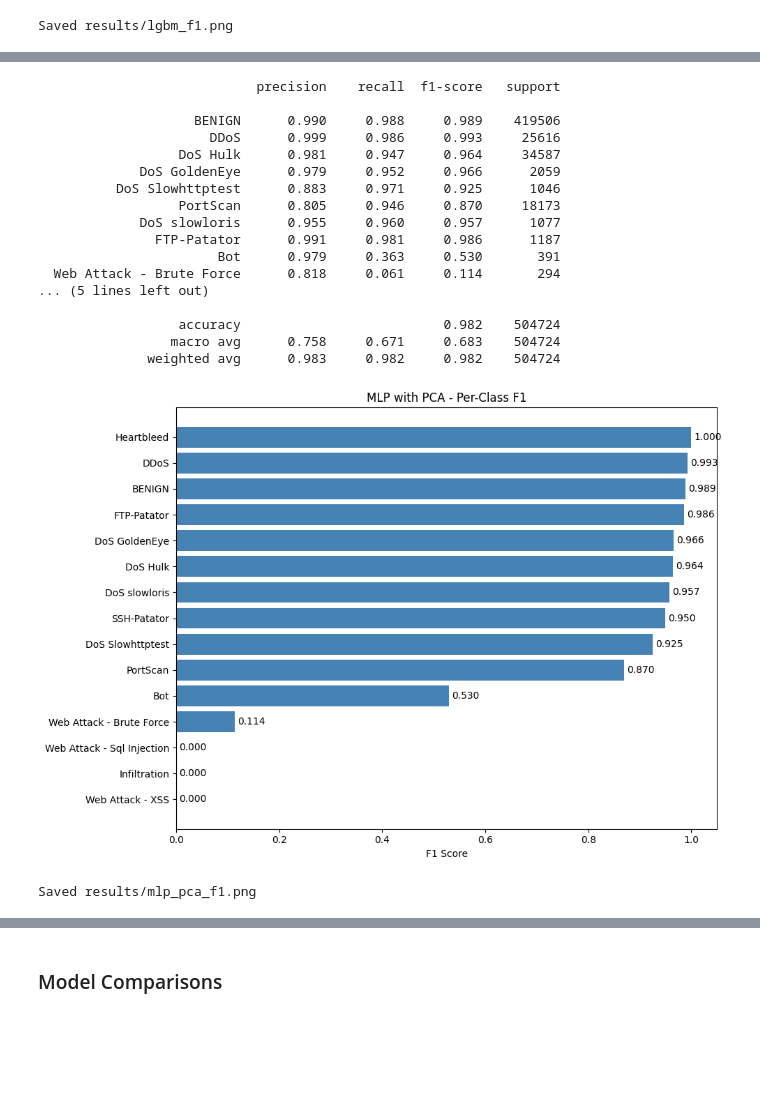
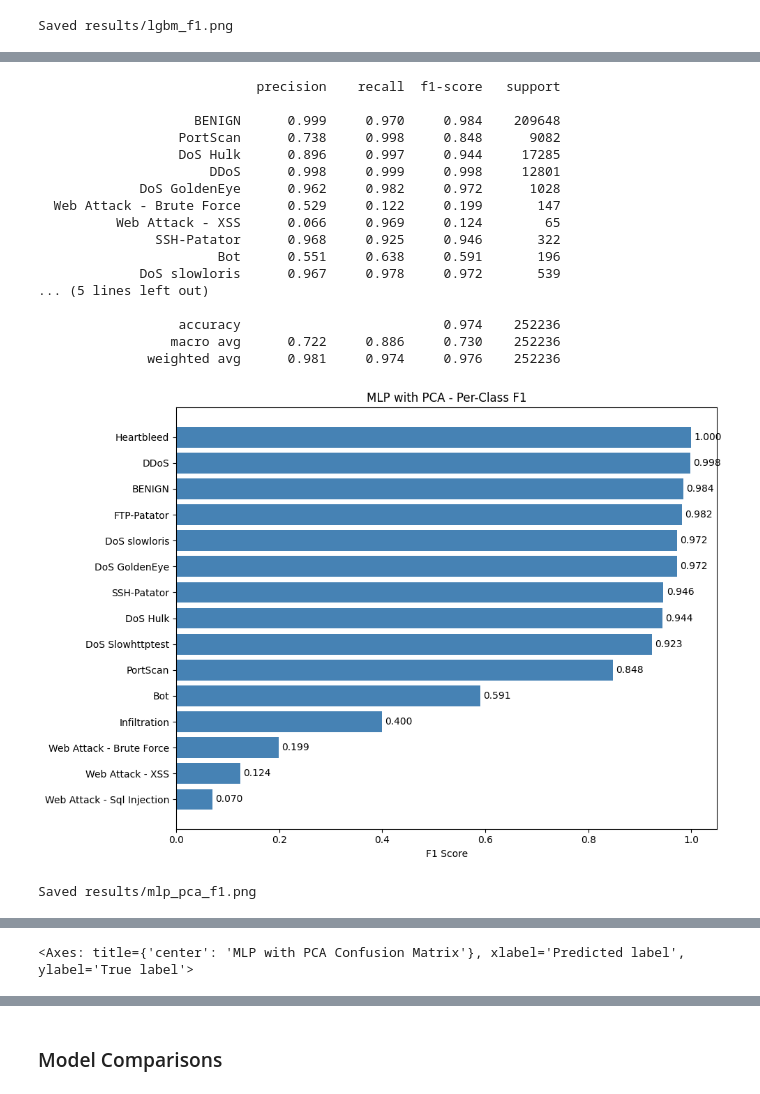
Before and after one commit to levipare/cs3540-final, a Jupyter notebook: results.ipynb, the cells around one changed output, grey strips where cells are left out. Saved outputs shown, nothing was run; the diff lists cells and outputs as text; code cells hidden in the pictures; blank space fills up the shorter version.

```diff
--- a/results.ipynb
+++ b/results.ipynb
@@ -46,7 +46,7 @@ Loaded 2522362 samples with 62 features.
 # %%
 # 70% train, 30% tmp (test + val)
 X_train, X_tmp, y_train, y_tmp = train_test_split(
-    X, y, test_size=0.3, random_state=42, stratify=y
+    X, y, test_size=0.15, random_state=42, stratify=y
 )
 
 # Split tmp into 50% test, 50% val (=> 15% each of full dataset)
@@ -331,7 +316,7 @@ def make_pca_views(X_train, X_val, X_test, n_components=0.95, random_state=42):
     )
 
 X_fit_pca, X_val_pca, X_test_pca, pca_cnn = make_pca_views(
-    X_fit, X_val, X_test, n_components=0.95, random_state=42
+    X_resampled, X_val, X_test, n_components=0.95, random_state=42
 )
 print("CNN PCA components:", pca_cnn.n_components_, "explained var:", pca_cnn.explained_variance_ratio_.sum())
 # %% [output]
@@ -344,16 +329,15 @@ from src.models.mlp import train_mlp_classifier, predict_labels as mlp_predict
 
 mlp_artifacts = train_mlp_classifier(
 	X_fit_pca,
-	y_fit,
+	y_resampled,
 	X_valid=X_val_pca,
 	y_valid=y_val,
 	epochs=30,
 	batch_size=256,
 	early_stopping_patience=10,
-	_class_weight="balanced",
 	learning_rate=1e-3,
 	hidden_layer_sizes=(256, 128, 64),
-	dropout_rate=0.3,
+	dropout_rate=0.15,
 	random_state=42,
 	verbose=1
 )
@@ -414,42 +384,49 @@ MLP training complete.
 # %%
 # mlp evaluation
 mlp_result = evaluate_model_predictions("MLP with PCA", y_test, mlp_predict(mlp_artifacts, X_test_pca))
 save_classification_report(mlp_result, RESULTS / "mlp_pca_report.txt")
 
 mlp_report_dict = mlp_result.classification_report_df.fillna(0).to_dict(orient="index")
 (RESULTS / "mlp_pca_report.json").write_text(json.dumps(mlp_report_dict))
 
 # save keras model seperately since it can't be pickled
 mlp_artifacts.model.save(RESULTS / "mlp_model.keras")
 with open(RESULTS / "mlp_pca_scaler.pkl", "wb") as f:
 	pickle.dump(mlp_artifacts.scaler, f)
 with open(RESULTS / "mlp_pca_encoder.pkl", "wb") as f:
 	pickle.dump(mlp_artifacts.label_encoder, f)
 
 print(mlp_result.classification_report_text)
 
 save_f1_chart(
 	mlp_report_dict,
 	title="MLP with PCA - Per-Class F1",
 	save_path=str(RESULTS / "mlp_pca_f1.png")
 )
+
+from src.models.evaluation import plot_confusion_matrix
+
+plot_confusion_matrix(
+    mlp_result,
+    save_path=str(RESULTS / "mlp_pca_conf.png")
+)
 # %% [output]
                             precision    recall  f1-score   support
 
-                    BENIGN      0.990     0.988     0.989    419506
-                      DDoS      0.999     0.986     0.993     25616
-                  DoS Hulk      0.981     0.947     0.964     34587
-             DoS GoldenEye      0.979     0.952     0.966      2059
-          DoS Slowhttptest      0.883     0.971     0.925      1046
-                  PortScan      0.805     0.946     0.870     18173
-             DoS slowloris      0.955     0.960     0.957      1077
-               FTP-Patator      0.991     0.981     0.986      1187
-                       Bot      0.979     0.363     0.530       391
-  Web Attack - Brute Force      0.818     0.061     0.114       294
+                    BENIGN      0.999     0.970     0.984    209648
+                  PortScan      0.738     0.998     0.848      9082
+                  DoS Hulk      0.896     0.997     0.944     17285
+                      DDoS      0.998     0.999     0.998     12801
+             DoS GoldenEye      0.962     0.982     0.972      1028
+  Web Attack - Brute Force      0.529     0.122     0.199       147
+          Web Attack - XSS      0.066     0.969     0.124        65
+               SSH-Patator      0.968     0.925     0.946       322
+                       Bot      0.551     0.638     0.591       196
+             DoS slowloris      0.967     0.978     0.972       539
 ... (5 lines left out)
 
-                  accuracy                          0.982    504724
-                 macro avg      0.758     0.671     0.683    504724
-              weighted avg      0.983     0.982     0.982    504724
+                  accuracy                          0.974    252236
+                 macro avg      0.722     0.886     0.730    252236
+              weighted avg      0.981     0.974     0.976    252236
-[figure, old version]
+[figure, new version]
 Saved results/mlp_pca_f1.png
@@ -456,3 +434,4 @@ Saved results/mlp_pca_f1.png
+<Axes: title={'center': 'MLP with PCA Confusion Matrix'}, xlabel='Predicted label', ylabel='True label'>
 # %%
 # mlp training
 # Fully-connected neural network with BatchNorm and Dropout. `StandardScaler` and `LabelEncoder` are handled internally. Uses early stopping on validation loss (patience=5). Model saved as .keras file; scaler and encoder saved separately for Streamlit.
```
Also changed, not shown: parts of 13 cells of this notebook, 4 other files.
